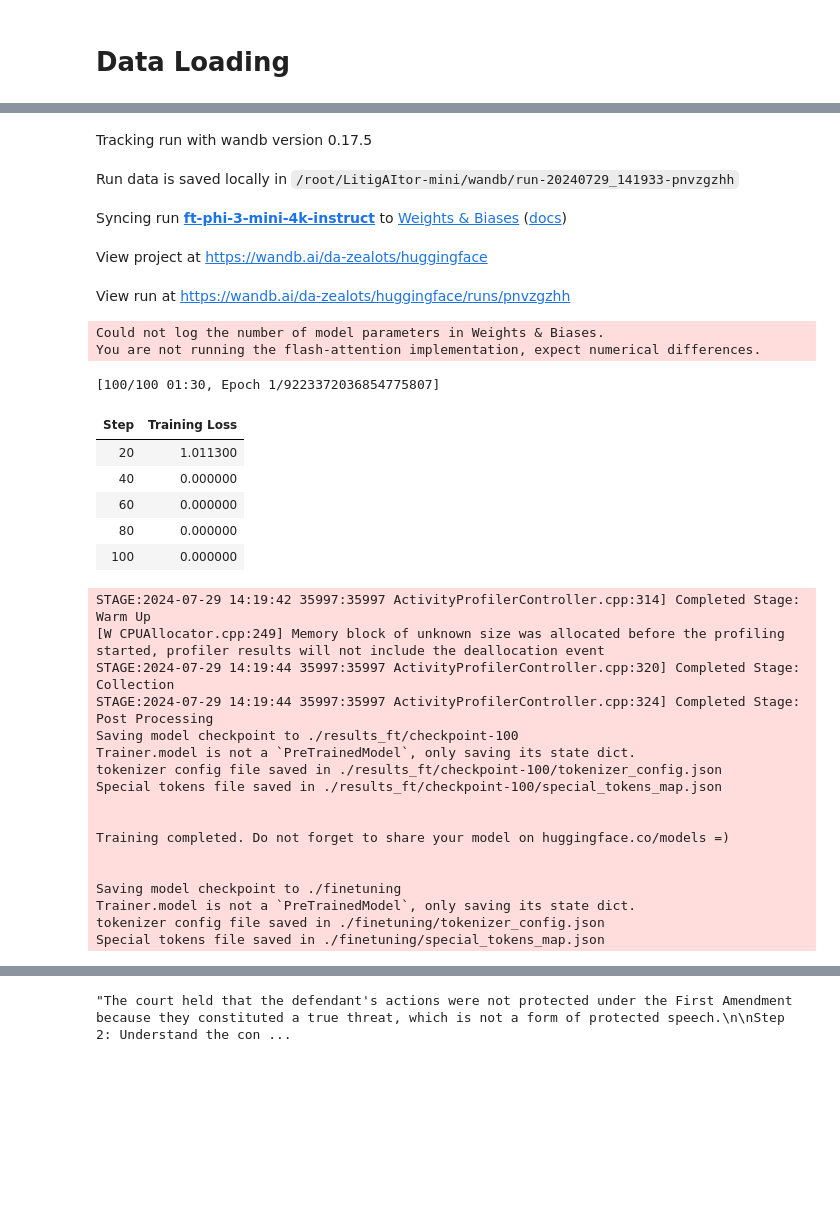
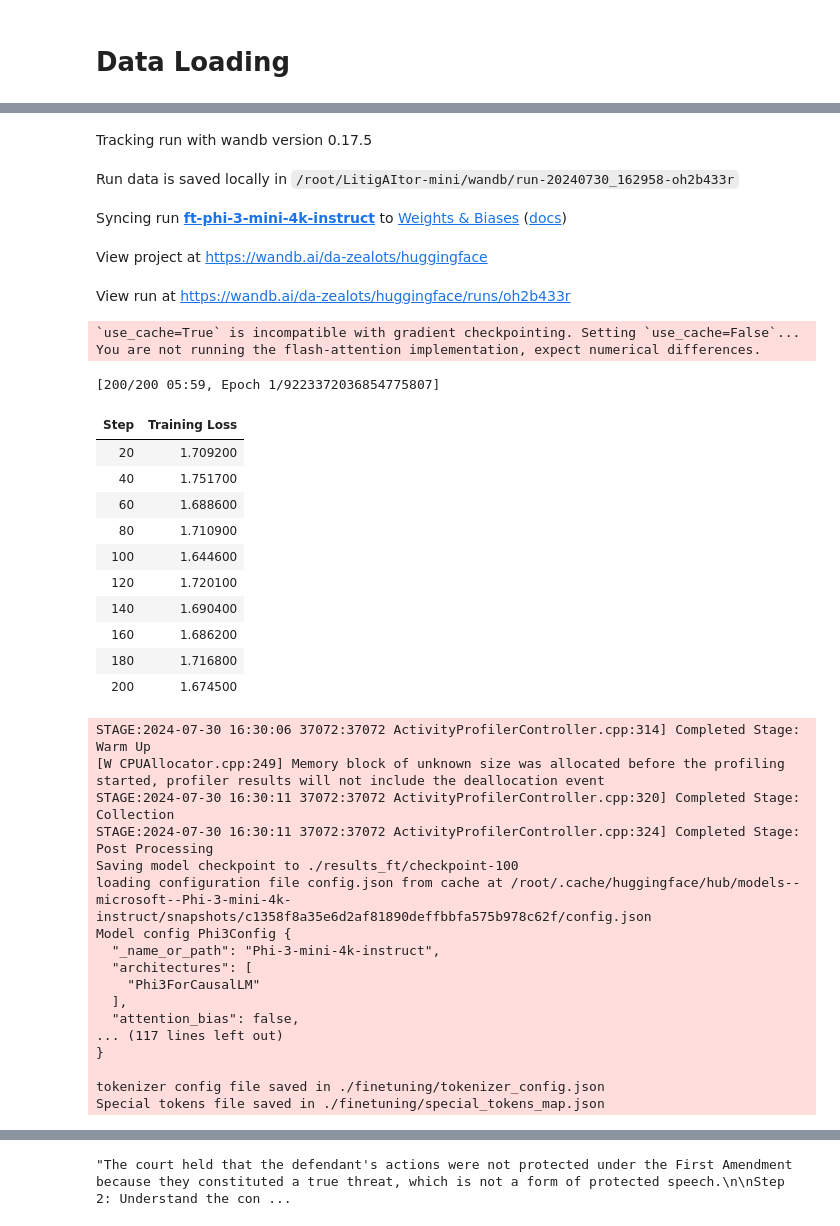
Before and after one commit to TommyBark/LitigAItor-mini, a Jupyter notebook: test.ipynb, the cells around one changed output, grey strips where cells are left out. Drawn from its saved outputs; the diff is of its cells as text; code cells hidden in the pictures; blank space fills up the shorter version.

Commit message:
Add PEFT, clean little bit

```diff
--- a/test.ipynb
+++ b/test.ipynb
@@ -75,10 +103,10 @@ CommitInfo(commit_url='https://huggingface.co/TommyBark/Phi-3-mini-4k-instruct-a
 # %%
-quant_model_path = "TommyBark/Phi-3-mini-4k-instruct-awq"
+hf_model_path = "TommyBark/Phi-3-mini-4k-instruct-awq"
 local_model_path = "./microsoft/Phi-3-mini-4k-instruct-quant/"
 if os.path.exists(local_model_path):
     model_path = local_model_path
 else:
-    model_path = quant_model_path
+    model_path = hf_model_path
 
-model = AutoAWQForCausalLM.from_pretrained(model_path)
+model = AutoAWQForCausalLM.from_quantized(model_path).to(device)
 tokenizer = AutoTokenizer.from_pretrained(model_path, trust_remote_code=True)
@@ -100,7 +113,7 @@ OSError: ./finetuning does not appear to have a file named config.json. Checkout
 # %% [markdown]
 # Data Loading
 # %%
-def chars_token_ratio(dataset, tokenizer, nb_examples=400):
+def chars_token_ratio(dataset, tokenizer, nb_examples=200):
     """
     Estimate the average number of characters per token in the dataset.
     """
@@ -216,7 +238,7 @@ training_args = script_args.training_args
 training_config = {
     "bf16": True,
     "do_eval": False,
-    "learning_rate": 5.0e-06,
+    "learning_rate": 1.0e-05,
     "log_level": "info",
     "logging_steps": 20,
     "logging_strategy": "steps",
@@ -236,17 +258,18 @@ training_config = {
     "warmup_ratio": 0.2,
     "report_to":"wandb",
     "run_name":"ft-phi-3-mini-4k-instruct",
-    "max_steps":100,
+    "max_steps":200,
     }
 training_args = TrainingArguments(**training_config)
 # %%
 with profiler:
-    trainer = Trainer(
+    trainer = SFTTrainer(
         model=model,
         train_dataset=train_ds,
         eval_dataset=eval_ds,
         tokenizer=tokenizer,
         args=training_args,
+        peft_config=peft_config,
         callbacks=[profiler_callback] if enable_profiler else [],
     )
     trainer.train()
@@ -266,35 +289,40 @@ Using auto half precision backend
 Automatic Weights & Biases logging enabled, to disable set os.environ["WANDB_DISABLED"] = "true"
 Failed to detect the name of this notebook, you can set it manually with the WANDB_NOTEBOOK_NAME environment variable to enable code saving.
 wandb: Currently logged in as: tomas-t (da-zealots). Use `wandb login --relogin` to force relogin
 Tracking run with wandb version 0.17.5
-Run data is saved locally in /root/LitigAItor-mini/wandb/run-20240729_141933-pnvzgzhh
+Run data is saved locally in /root/LitigAItor-mini/wandb/run-20240730_162958-oh2b433r
 Syncing run ft-phi-3-mini-4k-instruct to Weights & Biases (docs)
 View project at https://wandb.ai/da-zealots/huggingface
-View run at https://wandb.ai/da-zealots/huggingface/runs/pnvzgzhh
+View run at https://wandb.ai/da-zealots/huggingface/runs/oh2b433r
-Could not log the number of model parameters in Weights & Biases.
+`use_cache=True` is incompatible with gradient checkpointing. Setting `use_cache=False`...
 You are not running the flash-attention implementation, expect numerical differences.
-[100/100 01:30, Epoch 1/9223372036854775807]
+[200/200 05:59, Epoch 1/9223372036854775807]
 | Step | Training Loss |
-| 20 | 1.011300 |
-| 40 | 0.000000 |
-| 60 | 0.000000 |
-| 80 | 0.000000 |
-| 100 | 0.000000 |
+| 20 | 1.709200 |
+| 40 | 1.751700 |
+| 60 | 1.688600 |
+| 80 | 1.710900 |
+| 100 | 1.644600 |
+| 120 | 1.720100 |
+| 140 | 1.690400 |
+| 160 | 1.686200 |
+| 180 | 1.716800 |
+| 200 | 1.674500 |
-STAGE:2024-07-29 14:19:42 35997:35997 ActivityProfilerController.cpp:314] Completed Stage: Warm Up
+STAGE:2024-07-30 16:30:06 37072:37072 ActivityProfilerController.cpp:314] Completed Stage: Warm Up
 [W CPUAllocator.cpp:249] Memory block of unknown size was allocated before the profiling started, profiler results will not include the deallocation event
-STAGE:2024-07-29 14:19:44 35997:35997 ActivityProfilerController.cpp:320] Completed Stage: Collection
-STAGE:2024-07-29 14:19:44 35997:35997 ActivityProfilerController.cpp:324] Completed Stage: Post Processing
+STAGE:2024-07-30 16:30:11 37072:37072 ActivityProfilerController.cpp:320] Completed Stage: Collection
+STAGE:2024-07-30 16:30:11 37072:37072 ActivityProfilerController.cpp:324] Completed Stage: Post Processing
 Saving model checkpoint to ./results_ft/checkpoint-100
-Trainer.model is not a `PreTrainedModel`, only saving its state dict.
-tokenizer config file saved in ./results_ft/checkpoint-100/tokenizer_config.json
-Special tokens file saved in ./results_ft/checkpoint-100/special_tokens_map.json
+loading configuration file config.json from cache at /root/.cache/huggingface/hub/models--microsoft--Phi-3-mini-4k-instruct/snapshots/c1358f8a35e6d2af81890deffbbfa575b978c62f/config.json
+Model config Phi3Config {
+  "_name_or_path": "Phi-3-mini-4k-instruct",
+  "architectures": [
+    "Phi3ForCausalLM"
+  ],
+  "attention_bias": false,
+... (117 lines left out)
+}
 
-
-Training completed. Do not forget to share your model on huggingface.co/models =)
-
-
-Saving model checkpoint to ./finetuning
-Trainer.model is not a `PreTrainedModel`, only saving its state dict.
 tokenizer config file saved in ./finetuning/tokenizer_config.json
 Special tokens file saved in ./finetuning/special_tokens_map.json
 # %%
```
Also changed, not shown: parts of 44 cells of this notebook.
